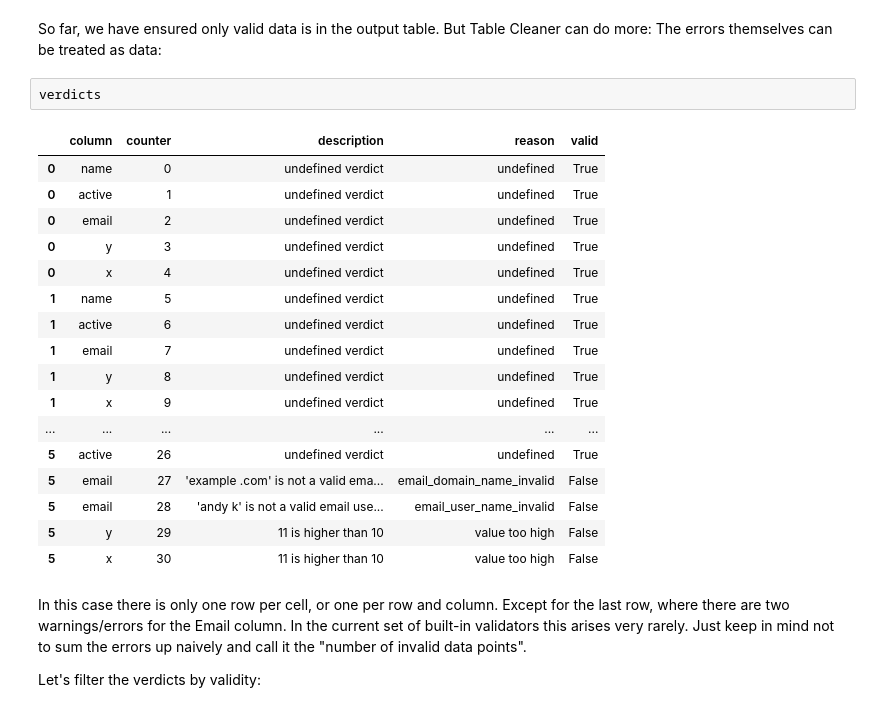
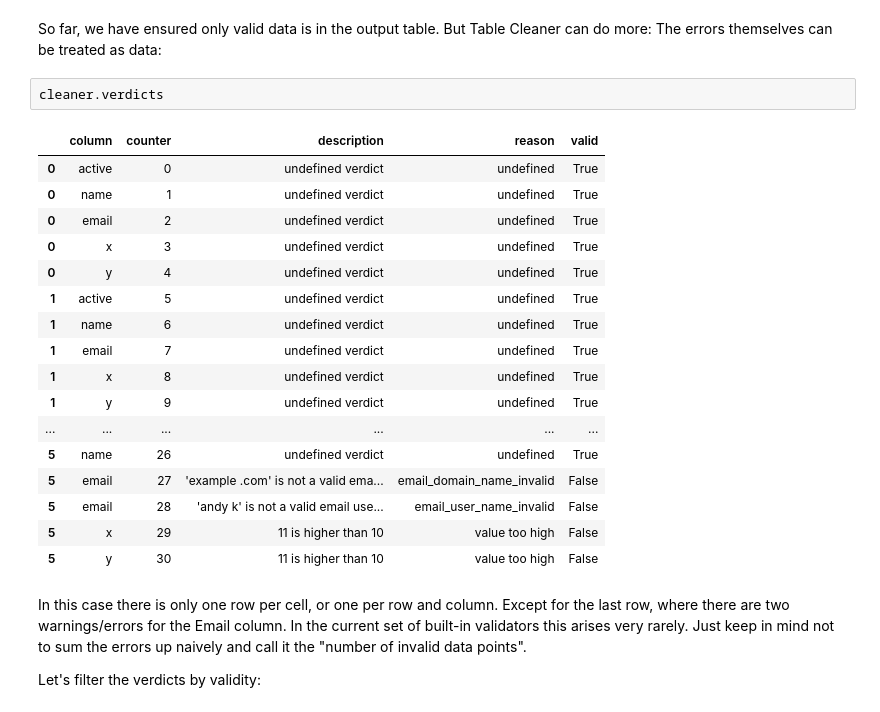
Before and after one commit to akloster/table-cleaner, a Jupyter notebook: docs/source/Tutorial.ipynb, the cells around one changed output. Cells and saved outputs as stored; diff of their text form.

```diff
--- a/docs/source/Tutorial.ipynb
+++ b/docs/source/Tutorial.ipynb
@@ -105,25 +104,25 @@ dtype: object
 # %% [markdown]
 So far, we have ensured only valid data is in the output table. But Table Cleaner can do more: The errors themselves can be treated as data:
-# %%
-verdicts
-# %% [output]
-|  | column | counter | description | reason | valid |
-| 0 | name | 0 | undefined verdict | undefined | True |
-| 0 | active | 1 | undefined verdict | undefined | True |
-| 0 | email | 2 | undefined verdict | undefined | True |
-| 0 | y | 3 | undefined verdict | undefined | True |
-| 0 | x | 4 | undefined verdict | undefined | True |
-| 1 | name | 5 | undefined verdict | undefined | True |
-| 1 | active | 6 | undefined verdict | undefined | True |
-| 1 | email | 7 | undefined verdict | undefined | True |
-| 1 | y | 8 | undefined verdict | undefined | True |
-| 1 | x | 9 | undefined verdict | undefined | True |
-| ... | ... | ... | ... | ... | ... |
-| 5 | active | 26 | undefined verdict | undefined | True |
-| 5 | email | 27 | 'example .com' is not a valid ema... | email_domain_name_invalid | False |
-| 5 | email | 28 | 'andy k' is not a valid email use... | email_user_name_invalid | False |
-| 5 | y | 29 | 11 is higher than 10 | value too high | False |
-| 5 | x | 30 | 11 is higher than 10 | value too high | False |
+# %%
+cleaner.verdicts
+# %% [output]
+|  | column | counter | description | reason | valid |
+| 0 | active | 0 | undefined verdict | undefined | True |
+| 0 | name | 1 | undefined verdict | undefined | True |
+| 0 | email | 2 | undefined verdict | undefined | True |
+| 0 | x | 3 | undefined verdict | undefined | True |
+| 0 | y | 4 | undefined verdict | undefined | True |
+| 1 | active | 5 | undefined verdict | undefined | True |
+| 1 | name | 6 | undefined verdict | undefined | True |
+| 1 | email | 7 | undefined verdict | undefined | True |
+| 1 | x | 8 | undefined verdict | undefined | True |
+| 1 | y | 9 | undefined verdict | undefined | True |
+| ... | ... | ... | ... | ... | ... |
+| 5 | name | 26 | undefined verdict | undefined | True |
+| 5 | email | 27 | 'example .com' is not a valid ema... | email_domain_name_invalid | False |
+| 5 | email | 28 | 'andy k' is not a valid email use... | email_user_name_invalid | False |
+| 5 | x | 29 | 11 is higher than 10 | value too high | False |
+| 5 | y | 30 | 11 is higher than 10 | value too high | False |
 # %% [markdown]
 In this case there is only one row per cell, or one per row and column. Except for the last row, where there are two warnings/errors for the Email column. In the current set of built-in validators this arises very rarely. Just keep in mind not to sum the errors up naively and call it the "number of invalid data points".
 
```
Also changed, not shown: parts of 22 cells of this notebook, 5 other files.
